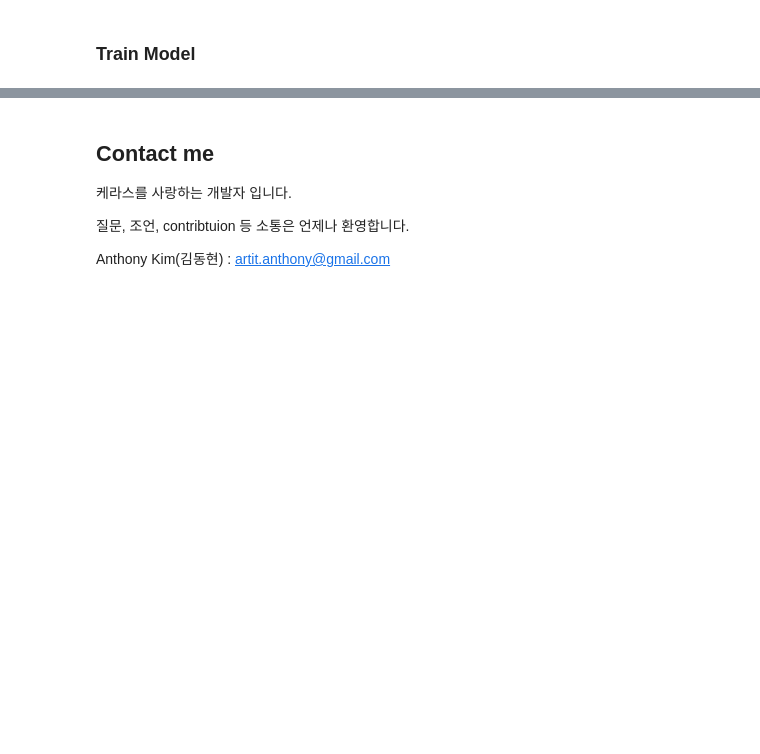
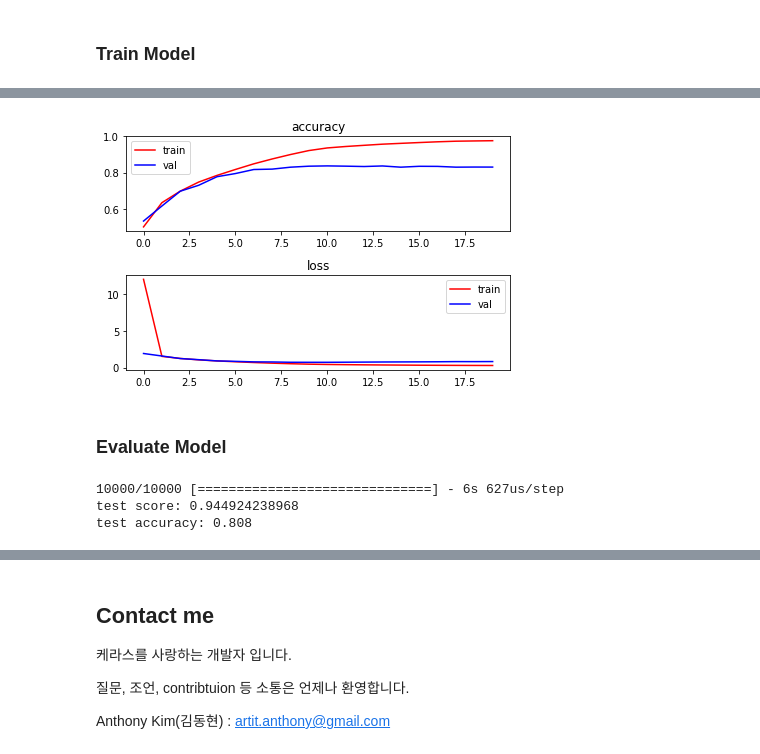
Before and after one commit to KerasKorea/KEKOxPR12, a Jupyter notebook: PR-028_DenseNet/DenseNet.ipynb, the cells around one changed output, grey strips where cells are left out. Cells and saved outputs as stored; diff of their text form; code cells hidden in the pictures; blank space fills up the shorter version.

Commit message:
PR-028_DenseNet

```diff
--- a/PR-028_DenseNet/DenseNet.ipynb
+++ b/PR-028_DenseNet/DenseNet.ipynb
@@ -133,8 +156,25 @@ Non-trainable params: 81,600
 __________________________________________________________________________________________________
 # %% [markdown]
 ### Train Model
+# %%
+# callbacks
+from keras.callbacks import ModelCheckpoint, EarlyStopping, LearningRateScheduler
+import math
+
+def lr_schedule(epoch):
+    return max(1e-5, 3e-4 * math.pow(0.7, epoch))
+
+lr_scheduler = LearningRateScheduler(lr_schedule)
+early_stopping = EarlyStopping(monitor='val_loss', patience=10)
+checkpoint = ModelCheckpoint(filepath='model_{epoch:02d}.h5',
+                             save_best_only=True,
+                             save_weights_only=True)
 # %%
-dense121.compile(optimizer='adam', loss='categorical_crossentropy')
+dense121.compile(optimizer=Adam(0.0), loss='categorical_crossentropy', metrics=['accuracy'])
 
-history = dense121.fit(x_train, y_train, epochs=30, batch_size=32)
+history = dense121.fit(x_train, y_train,
+                       epochs=100,
+                       batch_size=32,
+                       validation_split=0.2,
+                       callbacks=[early_stopping, checkpoint, lr_scheduler])
 # %% [output]
@@ -158,0 +198,31 @@ KeyboardInterrupt:
+# %%
+import matplotlib.pyplot as plt
+%matplotlib inline
+
+plt.subplot(211)
+plt.title("accuracy")
+plt.plot(history.history["acc"], color="r", label="train")
+plt.plot(history.history["val_acc"], color="b", label="val")
+plt.legend(loc="best")
+
+plt.subplot(212)
+plt.title("loss")
+plt.plot(history.history["loss"], color="r", label="train")
+plt.plot(history.history["val_loss"], color="b", label="val")
+plt.legend(loc="best")
+
+plt.tight_layout()
+plt.show()
+# %% [output]
+[figure, added]
+# %% [markdown]
+### Evaluate Model
+# %%
+score = dense121.evaluate(x_test, y_test)
+
+print('test score:', score[0])
+print('test accuracy:', score[1])
+# %% [output]
+10000/10000 [==============================] - 6s 627us/step
+test score: 0.944924238968
+test accuracy: 0.808
```
Also changed, not shown: parts of 8 cells of this notebook.
